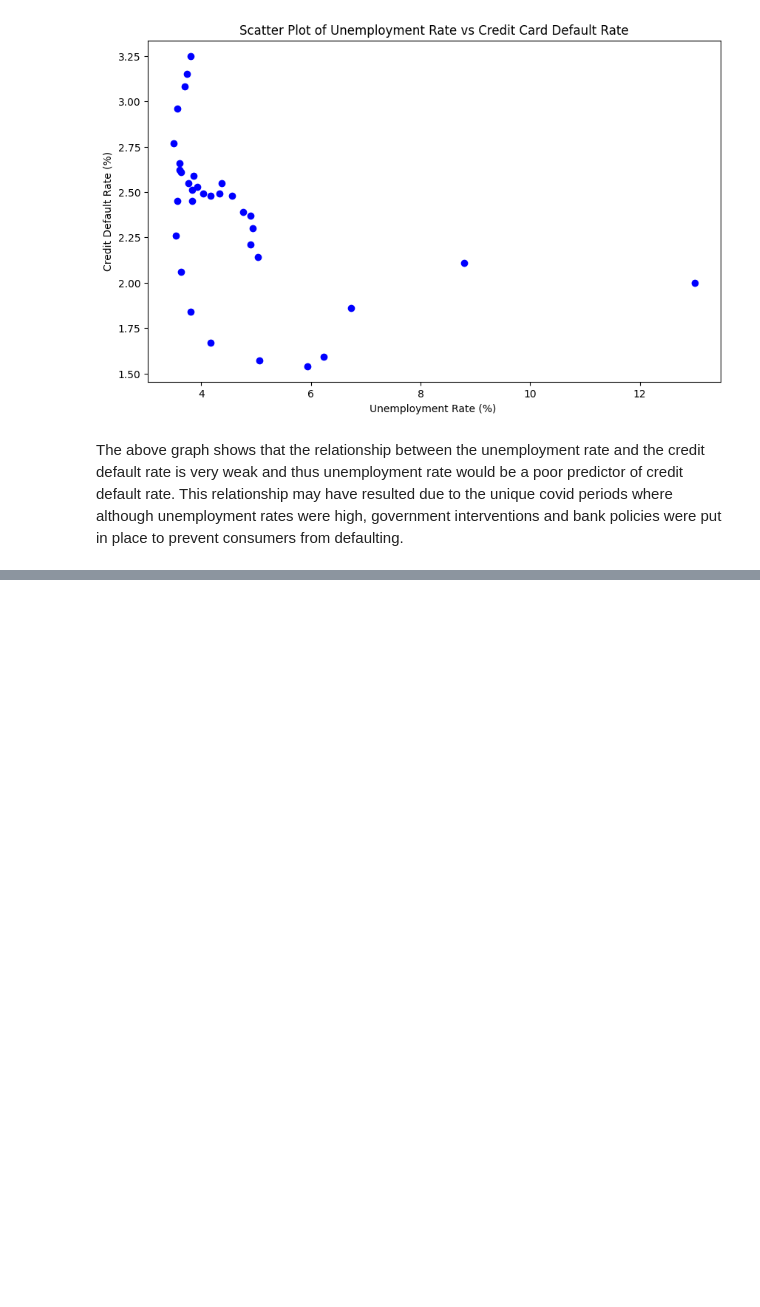
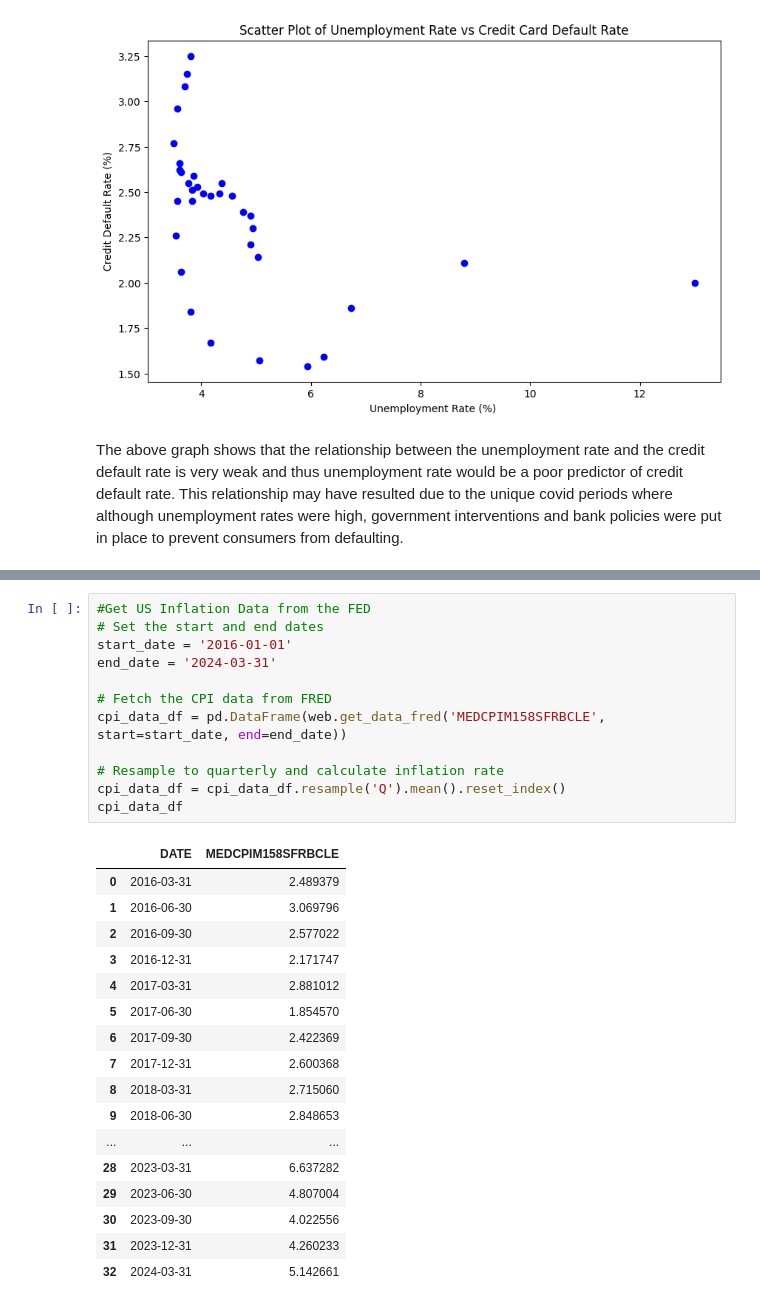
Before and after one commit to dylanvz95/WQU-FD-GWP, a Jupyter notebook: GWP1/DVZ_Step4_and_5.ipynb, the cells around one changed output, grey strips where cells are left out. Cells and saved outputs as stored; diff of their text form; blank space fills up the shorter version.

```diff
--- a/GWP1/DVZ_Step4_and_5.ipynb
+++ b/GWP1/DVZ_Step4_and_5.ipynb
@@ -322,0 +362,30 @@ The above graph shows that the relationship between the unemployment rate and th
+# %%
+#Get US Inflation Data from the FED
+# Set the start and end dates
+start_date = '2016-01-01'
+end_date = '2024-03-31'
+
+# Fetch the CPI data from FRED
+cpi_data_df = pd.DataFrame(web.get_data_fred('MEDCPIM158SFRBCLE', start=start_date, end=end_date))
+
+# Resample to quarterly and calculate inflation rate
+cpi_data_df = cpi_data_df.resample('Q').mean().reset_index()
+cpi_data_df
+# %% [output]
+|  | DATE | MEDCPIM158SFRBCLE |
+| 0 | 2016-03-31 | 2.489379 |
+| 1 | 2016-06-30 | 3.069796 |
+| 2 | 2016-09-30 | 2.577022 |
+| 3 | 2016-12-31 | 2.171747 |
+| 4 | 2017-03-31 | 2.881012 |
+| 5 | 2017-06-30 | 1.854570 |
+| 6 | 2017-09-30 | 2.422369 |
+| 7 | 2017-12-31 | 2.600368 |
+| 8 | 2018-03-31 | 2.715060 |
+| 9 | 2018-06-30 | 2.848653 |
+| ... | ... | ... |
+| 28 | 2023-03-31 | 6.637282 |
+| 29 | 2023-06-30 | 4.807004 |
+| 30 | 2023-09-30 | 4.022556 |
+| 31 | 2023-12-31 | 4.260233 |
+| 32 | 2024-03-31 | 5.142661 |
```
Also changed, not shown: parts of 8 cells of this notebook.
